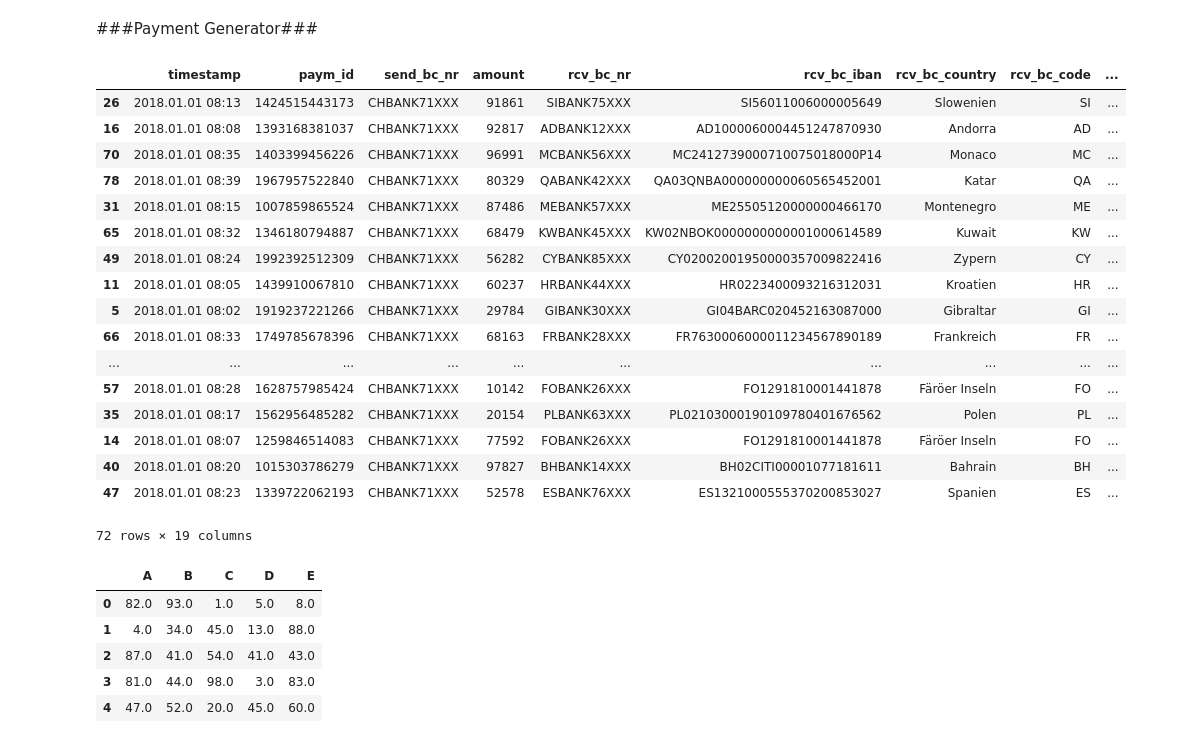
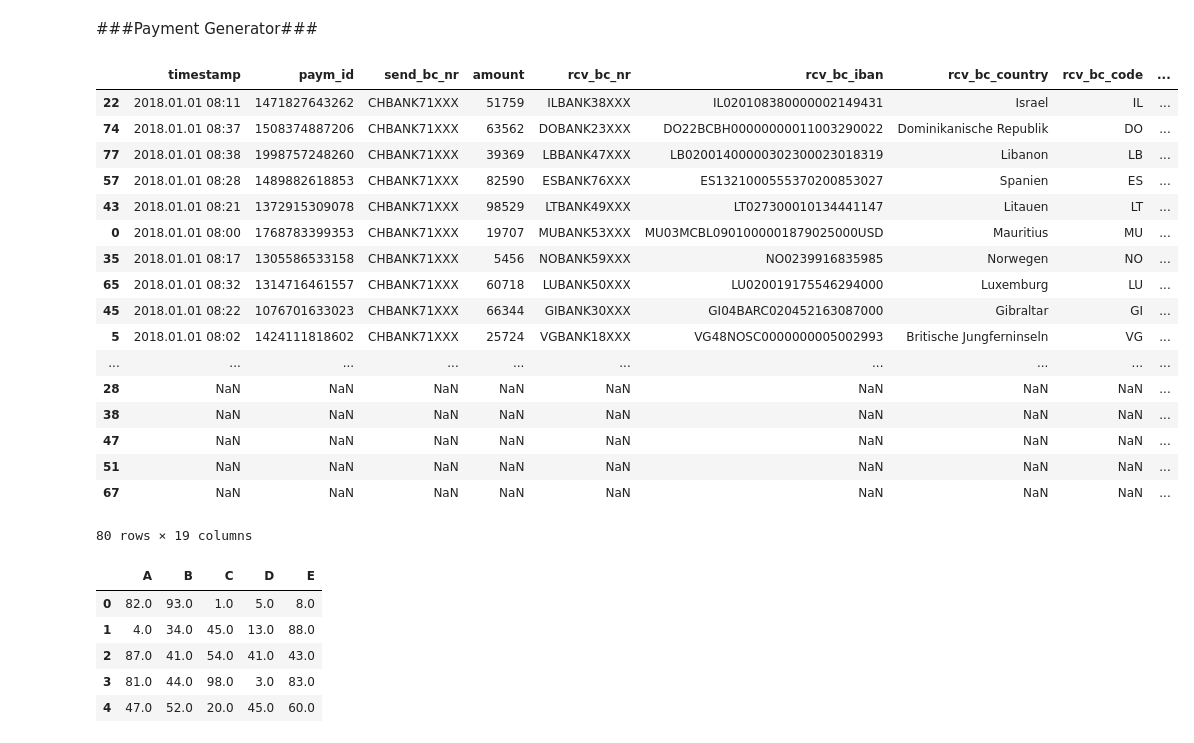
Before and after one commit to sipfli/cas_datenanalyse, a Jupyter notebook: Semesterarbeit/CAS_DA_SA_Payment_Fraud_Detection.ipynb, the cells around one changed output. Saved outputs shown, nothing was run; the diff lists cells and outputs as text; code cells hidden in the pictures.

```diff
--- a/Semesterarbeit/CAS_DA_SA_Payment_Fraud_Detection.ipynb
+++ b/Semesterarbeit/CAS_DA_SA_Payment_Fraud_Detection.ipynb
@@ -149,54 +149,55 @@ trx_data = pd.DataFrame(columns=['timestamp','paym_id','send_bc_nr','amount',
 for i in range(80):
     trx_data.loc[i,['timestamp']] = timestamps = pd.Timestamp(datetime(2018,1,1,8,0,0)+timedelta(seconds=30*i)).strftime("%Y.%m.%d %H:%M")
     trx_data.loc[i,['paym_id']] =  np.int64(np.random.randint(1000000000000,2000000000000,1))
     trx_data.loc[i,['send_bc_nr']] =  'CHBANK71XXX'
     trx_data.loc[i,['amount']] = np.int64(np.random.randint(100,100000,1)).astype(str)
     trx_data.loc[i,['rcv_bc_nr']] = bc_bank = np.random.choice(np.ravel(iban_cc['Bank']).astype(str))
     trx_data.loc[i,['rcv_bc_iban']] = np.ravel(iban_cc.loc[iban_cc['Bank'] == bc_bank,['IBAN']])
     trx_data.loc[i,['rcv_bc_country']] = np.ravel(iban_cc.loc[iban_cc['Bank'] == bc_bank,['Country']])
     trx_data.loc[i,['rcv_bc_code']] = np.ravel(iban_cc.loc[iban_cc['Bank'] == bc_bank,['Code']])
     timestamps = datetime.strptime(timestamps,"%Y.%m.%d %H:%M")
     trx_data.loc[i,['valuta_date']] = valuta = timestamps + timedelta(hours=12*i)
     trx_data.loc[i,['cust_vertrag_nr']] = cd_contract = np.random.choice(np.ravel(cust_data['vertrag_nr']))
     trx_data.loc[i,['cust_konto_nr']] = np.ravel(cust_data.loc[cust_data['vertrag_nr'] == cd_contract,['konto_nr']])
     trx_data.loc[i,['cust_vname']] = np.ravel(cust_data.loc[cust_data['vertrag_nr'] == cd_contract,['vorname']])
     trx_data.loc[i,['cust_nname']] = np.ravel(cust_data.loc[cust_data['vertrag_nr'] == cd_contract,['nachname']])
     trx_data.loc[i,['cust_plz']] = np.ravel(cust_data.loc[cust_data['vertrag_nr'] == cd_contract,['plz']])
     trx_data.loc[i,['cust_ort']] = np.ravel(cust_data.loc[cust_data['vertrag_nr'] == cd_contract,['ort']])
     trx_data.loc[i,['cust_kanton']] = np.ravel(cust_data.loc[cust_data['vertrag_nr'] == cd_contract,['kanton']])
     trx_data.loc[i,['cust_sprachregion']] = np.ravel(cust_data.loc[cust_data['vertrag_nr'] == cd_contract,['sprachregion']])
     trx_data.loc[i,['cust_auth_device']] = np.ravel(cust_data.loc[cust_data['vertrag_nr'] == cd_contract,['auth_device']])
     trx_data.loc[i,['fraud_id']] = 0
 
 
 # Von allen durchgeführten Zahlungen hat das Fraud-Detection System 0.5% Betrugszahlungen erkannt.
 trx_data_fraud = trx_data.sample(frac=0.90)
-#trx_data_fraud.fraud_id = ''
+trx_data_fraud.fraud_id = ''
+test = np.random.choice(np.ravel(df_fraud['Fraud ID']).astype(str))
+
 
 for x in range(len(trx_data_fraud)):
-  trx_data_fraud.fraud_id = np.random.choice(np.ravel(df_fraud['Fraud ID']).astype(str))
+  trx_data_fraud.loc[x,['fraud_id']] = np.random.choice(np.ravel(df_fraud['Fraud ID']).astype(str))
 
-
-trx_data_fraud.head(80)
+trx_data_fraud.head(len(trx_data_fraud))
 # %% [output]
 |  | timestamp | paym_id | send_bc_nr | amount | rcv_bc_nr | rcv_bc_iban | rcv_bc_country | rcv_bc_code | ... |
-| 26 | 2018.01.01 08:13 | 1424515443173 | CHBANK71XXX | 91861 | SIBANK75XXX | SI56011006000005649 | Slowenien | SI | ... |
-| 16 | 2018.01.01 08:08 | 1393168381037 | CHBANK71XXX | 92817 | ADBANK12XXX | AD1000060004451247870930 | Andorra | AD | ... |
-| 70 | 2018.01.01 08:35 | 1403399456226 | CHBANK71XXX | 96991 | MCBANK56XXX | MC2412739000710075018000P14 | Monaco | MC | ... |
-| 78 | 2018.01.01 08:39 | 1967957522840 | CHBANK71XXX | 80329 | QABANK42XXX | QA03QNBA000000000060565452001 | Katar | QA | ... |
-| 31 | 2018.01.01 08:15 | 1007859865524 | CHBANK71XXX | 87486 | MEBANK57XXX | ME25505120000000466170 | Montenegro | ME | ... |
-| 65 | 2018.01.01 08:32 | 1346180794887 | CHBANK71XXX | 68479 | KWBANK45XXX | KW02NBOK0000000000001000614589 | Kuwait | KW | ... |
-| 49 | 2018.01.01 08:24 | 1992392512309 | CHBANK71XXX | 56282 | CYBANK85XXX | CY02002001950000357009822416 | Zypern | CY | ... |
-| 11 | 2018.01.01 08:05 | 1439910067810 | CHBANK71XXX | 60237 | HRBANK44XXX | HR0223400093216312031 | Kroatien | HR | ... |
-| 5 | 2018.01.01 08:02 | 1919237221266 | CHBANK71XXX | 29784 | GIBANK30XXX | GI04BARC020452163087000 | Gibraltar | GI | ... |
-| 66 | 2018.01.01 08:33 | 1749785678396 | CHBANK71XXX | 68163 | FRBANK28XXX | FR7630006000011234567890189 | Frankreich | FR | ... |
+| 22 | 2018.01.01 08:11 | 1471827643262 | CHBANK71XXX | 51759 | ILBANK38XXX | IL020108380000002149431 | Israel | IL | ... |
+| 74 | 2018.01.01 08:37 | 1508374887206 | CHBANK71XXX | 63562 | DOBANK23XXX | DO22BCBH00000000011003290022 | Dominikanische Republik | DO | ... |
+| 77 | 2018.01.01 08:38 | 1998757248260 | CHBANK71XXX | 39369 | LBBANK47XXX | LB02001400000302300023018319 | Libanon | LB | ... |
+| 57 | 2018.01.01 08:28 | 1489882618853 | CHBANK71XXX | 82590 | ESBANK76XXX | ES1321000555370200853027 | Spanien | ES | ... |
+| 43 | 2018.01.01 08:21 | 1372915309078 | CHBANK71XXX | 98529 | LTBANK49XXX | LT027300010134441147 | Litauen | LT | ... |
+| 0 | 2018.01.01 08:00 | 1768783399353 | CHBANK71XXX | 19707 | MUBANK53XXX | MU03MCBL0901000001879025000USD | Mauritius | MU | ... |
+| 35 | 2018.01.01 08:17 | 1305586533158 | CHBANK71XXX | 5456 | NOBANK59XXX | NO0239916835985 | Norwegen | NO | ... |
+| 65 | 2018.01.01 08:32 | 1314716461557 | CHBANK71XXX | 60718 | LUBANK50XXX | LU020019175546294000 | Luxemburg | LU | ... |
+| 45 | 2018.01.01 08:22 | 1076701633023 | CHBANK71XXX | 66344 | GIBANK30XXX | GI04BARC020452163087000 | Gibraltar | GI | ... |
+| 5 | 2018.01.01 08:02 | 1424111818602 | CHBANK71XXX | 25724 | VGBANK18XXX | VG48NOSC0000000005002993 | Britische Jungferninseln | VG | ... |
 | ... | ... | ... | ... | ... | ... | ... | ... | ... | ... |
-| 57 | 2018.01.01 08:28 | 1628757985424 | CHBANK71XXX | 10142 | FOBANK26XXX | FO1291810001441878 | Färöer Inseln | FO | ... |
-| 35 | 2018.01.01 08:17 | 1562956485282 | CHBANK71XXX | 20154 | PLBANK63XXX | PL02103000190109780401676562 | Polen | PL | ... |
-| 14 | 2018.01.01 08:07 | 1259846514083 | CHBANK71XXX | 77592 | FOBANK26XXX | FO1291810001441878 | Färöer Inseln | FO | ... |
-| 40 | 2018.01.01 08:20 | 1015303786279 | CHBANK71XXX | 97827 | BHBANK14XXX | BH02CITI00001077181611 | Bahrain | BH | ... |
-| 47 | 2018.01.01 08:23 | 1339722062193 | CHBANK71XXX | 52578 | ESBANK76XXX | ES1321000555370200853027 | Spanien | ES | ... |
+| 28 | NaN | NaN | NaN | NaN | NaN | NaN | NaN | NaN | ... |
+| 38 | NaN | NaN | NaN | NaN | NaN | NaN | NaN | NaN | ... |
+| 47 | NaN | NaN | NaN | NaN | NaN | NaN | NaN | NaN | ... |
+| 51 | NaN | NaN | NaN | NaN | NaN | NaN | NaN | NaN | ... |
+| 67 | NaN | NaN | NaN | NaN | NaN | NaN | NaN | NaN | ... |
-72 rows × 19 columns
+80 rows × 19 columns
 # %%
 
 
```
